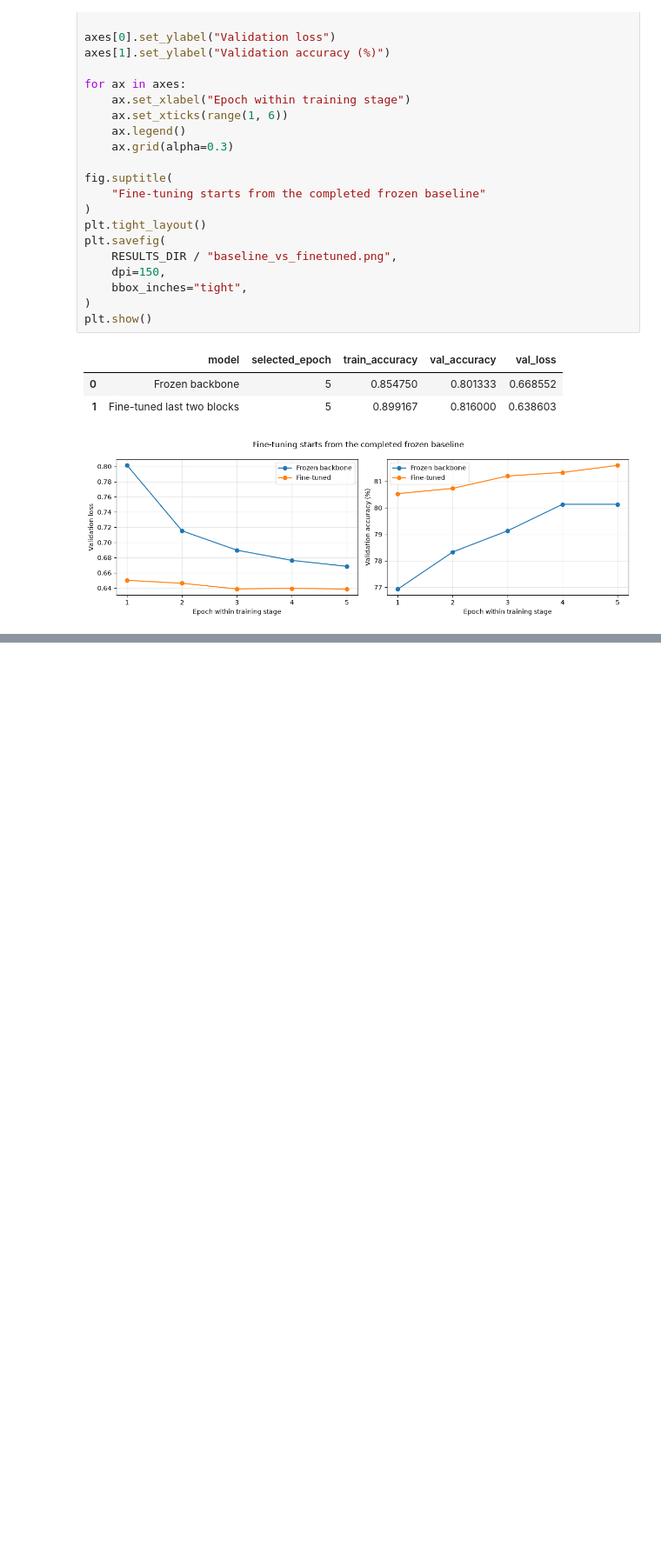
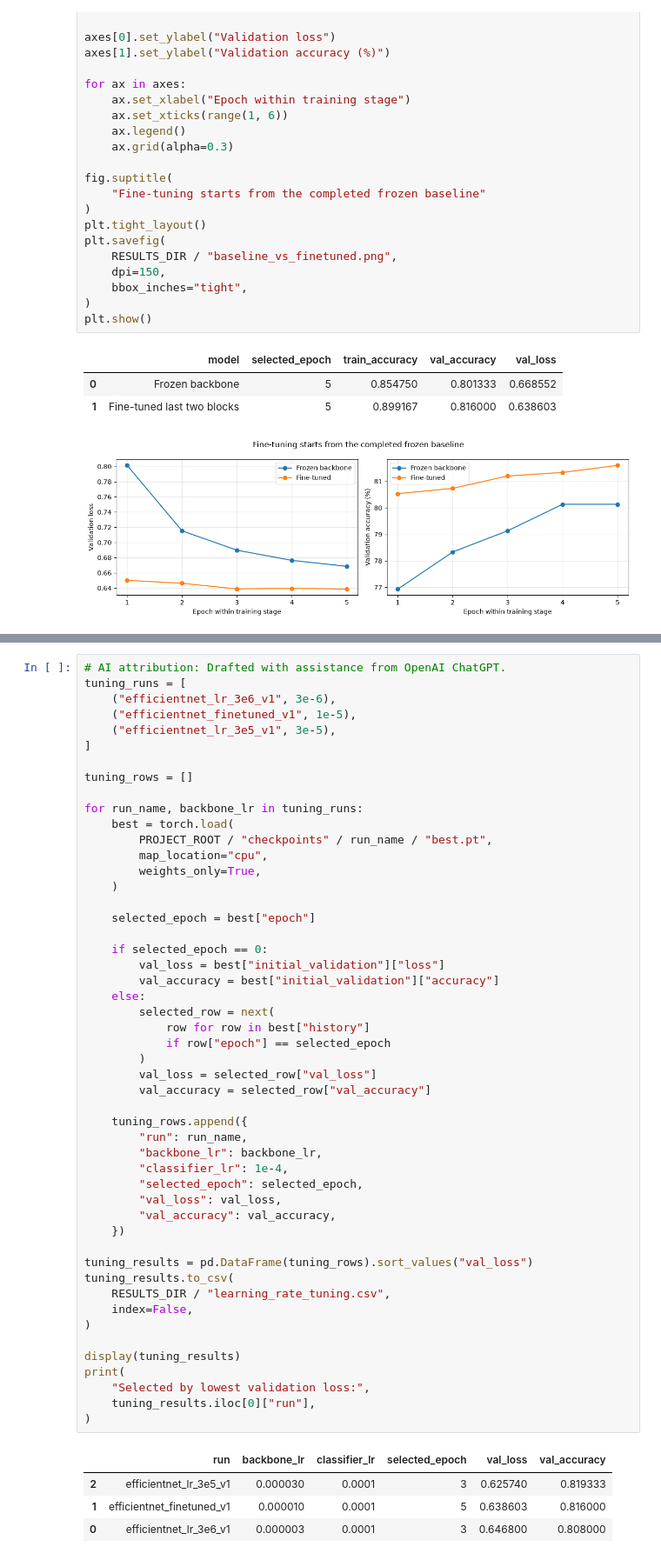
Before and after one commit to liswoodamanda/meal-memory, a Jupyter notebook: notebooks/01_data_and_baseline.ipynb, the cells around one changed output, grey strips where cells are left out. Shown at 87% size. Cells and saved outputs as stored; diff of their text form; blank space fills up the shorter version.

Commit message:
Add reusable trainer and learning rate tuning results

```diff
--- a/notebooks/01_data_and_baseline.ipynb
+++ b/notebooks/01_data_and_baseline.ipynb
@@ -918,0 +1381,55 @@ plt.show()
+# %%
+# AI attribution: Drafted with assistance from OpenAI ChatGPT.
+tuning_runs = [
+    ("efficientnet_lr_3e6_v1", 3e-6),
+    ("efficientnet_finetuned_v1", 1e-5),
+    ("efficientnet_lr_3e5_v1", 3e-5),
+]
+
+tuning_rows = []
+
+for run_name, backbone_lr in tuning_runs:
+    best = torch.load(
+        PROJECT_ROOT / "checkpoints" / run_name / "best.pt",
+        map_location="cpu",
+        weights_only=True,
+    )
+
+    selected_epoch = best["epoch"]
+
+    if selected_epoch == 0:
+        val_loss = best["initial_validation"]["loss"]
+        val_accuracy = best["initial_validation"]["accuracy"]
+    else:
+        selected_row = next(
+            row for row in best["history"]
+            if row["epoch"] == selected_epoch
+        )
+        val_loss = selected_row["val_loss"]
+        val_accuracy = selected_row["val_accuracy"]
+
+    tuning_rows.append({
+        "run": run_name,
+        "backbone_lr": backbone_lr,
+        "classifier_lr": 1e-4,
+        "selected_epoch": selected_epoch,
+        "val_loss": val_loss,
+        "val_accuracy": val_accuracy,
+    })
+
+tuning_results = pd.DataFrame(tuning_rows).sort_values("val_loss")
+tuning_results.to_csv(
+    RESULTS_DIR / "learning_rate_tuning.csv",
+    index=False,
+)
+
+display(tuning_results)
+print(
+    "Selected by lowest validation loss:",
+    tuning_results.iloc[0]["run"],
+)
+# %% [output]
+|  | run | backbone_lr | classifier_lr | selected_epoch | val_loss | val_accuracy |
+| 2 | efficientnet_lr_3e5_v1 | 0.000030 | 0.0001 | 3 | 0.625740 | 0.819333 |
+| 1 | efficientnet_finetuned_v1 | 0.000010 | 0.0001 | 5 | 0.638603 | 0.816000 |
+| 0 | efficientnet_lr_3e6_v1 | 0.000003 | 0.0001 | 3 | 0.646800 | 0.808000 |
```
Also changed, not shown: parts of 8 cells of this notebook, 6 other files.
